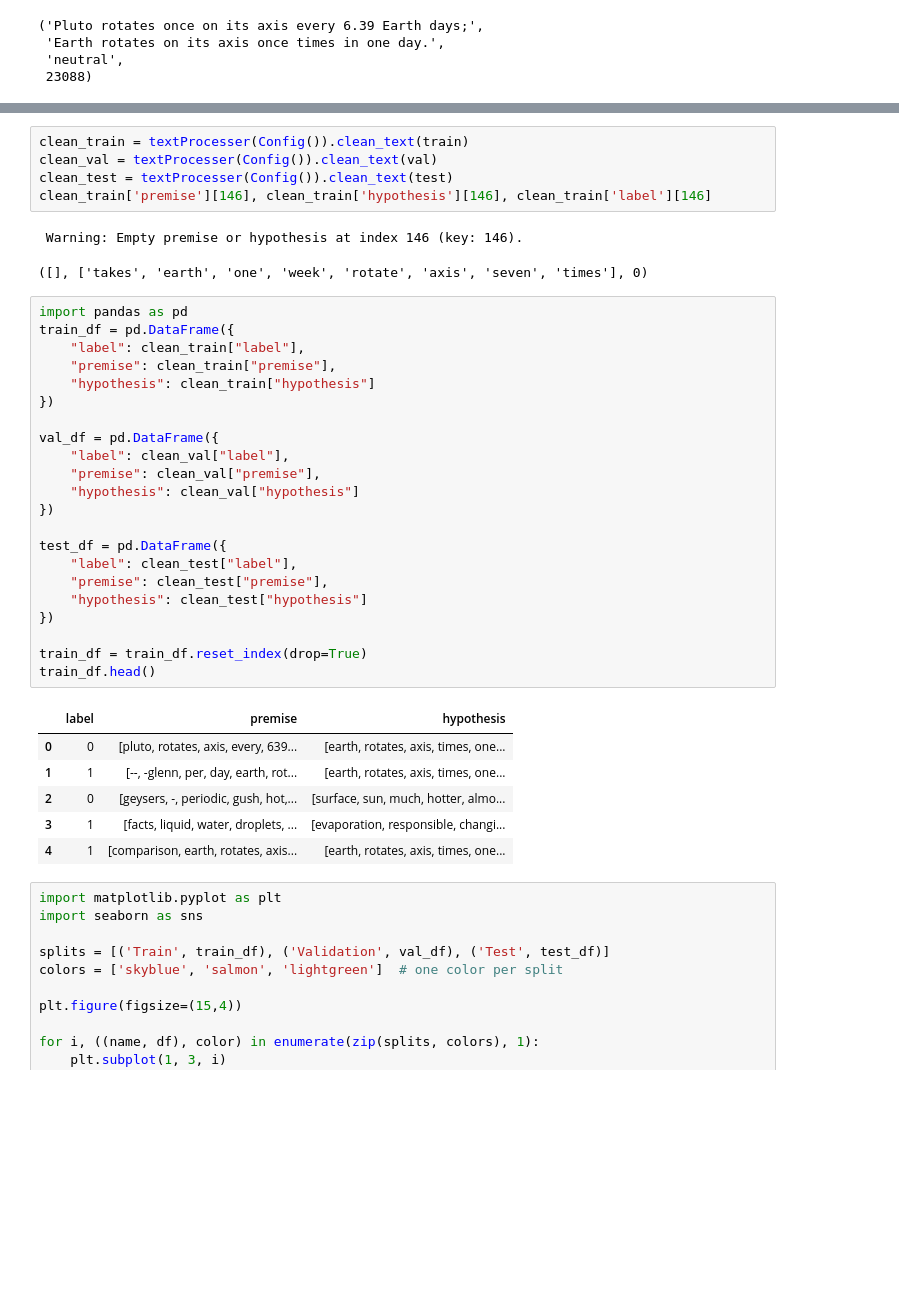
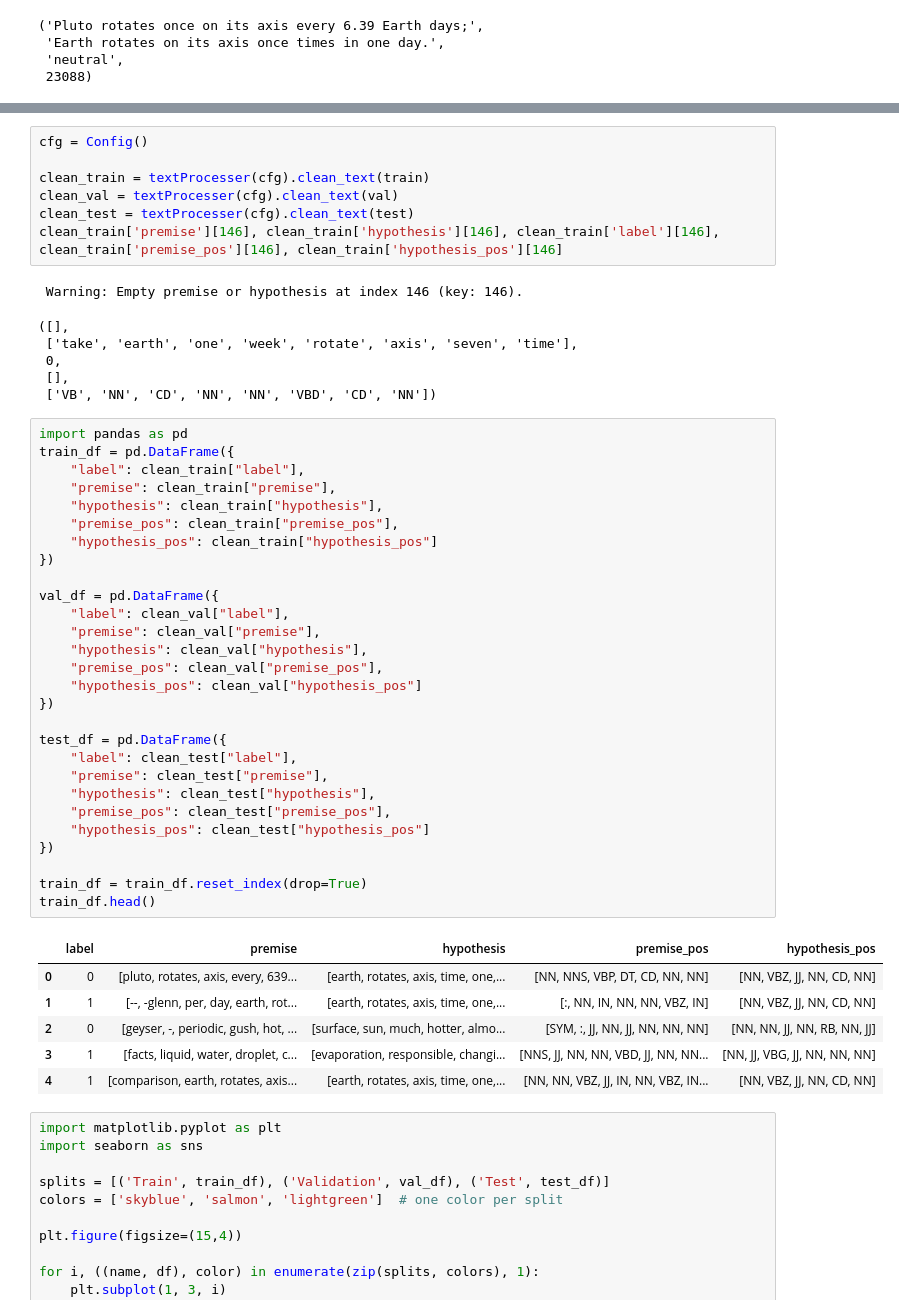
Before and after one commit to Martin-EvansUWA/Natural-Language-Processing, a Jupyter notebook: CITS4012_YourGroupID.ipynb, the cells around one changed output, grey strips where cells are left out. Drawn from its saved outputs; the diff is of its cells as text; blank space fills up the shorter version.

```diff
--- a/CITS4012_YourGroupID.ipynb
+++ b/CITS4012_YourGroupID.ipynb
@@ -142,42 +148,54 @@ class textProcesser():
 
         return clean
 # %%
-clean_train = textProcesser(Config()).clean_text(train)
-clean_val = textProcesser(Config()).clean_text(val)
-clean_test = textProcesser(Config()).clean_text(test)
-clean_train['premise'][146], clean_train['hypothesis'][146], clean_train['label'][146]
+cfg = Config()
+
+clean_train = textProcesser(cfg).clean_text(train)
+clean_val = textProcesser(cfg).clean_text(val)
+clean_test = textProcesser(cfg).clean_text(test)
+clean_train['premise'][146], clean_train['hypothesis'][146], clean_train['label'][146], clean_train['premise_pos'][146], clean_train['hypothesis_pos'][146]
 # %% [output]
  Warning: Empty premise or hypothesis at index 146 (key: 146).
-([], ['takes', 'earth', 'one', 'week', 'rotate', 'axis', 'seven', 'times'], 0)
+([],
+ ['take', 'earth', 'one', 'week', 'rotate', 'axis', 'seven', 'time'],
+ 0,
+ [],
+ ['VB', 'NN', 'CD', 'NN', 'NN', 'VBD', 'CD', 'NN'])
 # %%
 import pandas as pd
 train_df = pd.DataFrame({
     "label": clean_train["label"],
     "premise": clean_train["premise"],
-    "hypothesis": clean_train["hypothesis"]
+    "hypothesis": clean_train["hypothesis"],
+    "premise_pos": clean_train["premise_pos"],
+    "hypothesis_pos": clean_train["hypothesis_pos"]
 })
 
 val_df = pd.DataFrame({
     "label": clean_val["label"],
     "premise": clean_val["premise"],
-    "hypothesis": clean_val["hypothesis"]
+    "hypothesis": clean_val["hypothesis"],
+    "premise_pos": clean_val["premise_pos"],
+    "hypothesis_pos": clean_val["hypothesis_pos"]
 })
 
 test_df = pd.DataFrame({
     "label": clean_test["label"],
     "premise": clean_test["premise"],
-    "hypothesis": clean_test["hypothesis"]
+    "hypothesis": clean_test["hypothesis"],
+    "premise_pos": clean_test["premise_pos"],
+    "hypothesis_pos": clean_test["hypothesis_pos"]
 })
 
 train_df = train_df.reset_index(drop=True)
 train_df.head()
 # %% [output]
-|  | label | premise | hypothesis |
-| 0 | 0 | [pluto, rotates, axis, every, 639... | [earth, rotates, axis, times, one... |
-| 1 | 1 | [--, -glenn, per, day, earth, rot... | [earth, rotates, axis, times, one... |
-| 2 | 0 | [geysers, -, periodic, gush, hot,... | [surface, sun, much, hotter, almo... |
-| 3 | 1 | [facts, liquid, water, droplets, ... | [evaporation, responsible, changi... |
-| 4 | 1 | [comparison, earth, rotates, axis... | [earth, rotates, axis, times, one... |
+|  | label | premise | hypothesis | premise_pos | hypothesis_pos |
+| 0 | 0 | [pluto, rotates, axis, every, 639... | [earth, rotates, axis, time, one,... | [NN, NNS, VBP, DT, CD, NN, NN] | [NN, VBZ, JJ, NN, CD, NN] |
+| 1 | 1 | [--, -glenn, per, day, earth, rot... | [earth, rotates, axis, time, one,... | [:, NN, IN, NN, NN, VBZ, IN] | [NN, VBZ, JJ, NN, CD, NN] |
+| 2 | 0 | [geyser, -, periodic, gush, hot, ... | [surface, sun, much, hotter, almo... | [SYM, :, JJ, NN, JJ, NN, NN, NN] | [NN, NN, JJ, NN, RB, NN, JJ] |
+| 3 | 1 | [facts, liquid, water, droplet, c... | [evaporation, responsible, changi... | [NNS, JJ, NN, NN, VBD, JJ, NN, NN... | [NN, JJ, VBG, JJ, NN, NN, NN] |
+| 4 | 1 | [comparison, earth, rotates, axis... | [earth, rotates, axis, time, one,... | [NN, NN, VBZ, JJ, IN, NN, VBZ, IN... | [NN, VBZ, JJ, NN, CD, NN] |
 # %%
 import matplotlib.pyplot as plt
 import seaborn as sns
```
Also changed, not shown: parts of 13 cells of this notebook.
